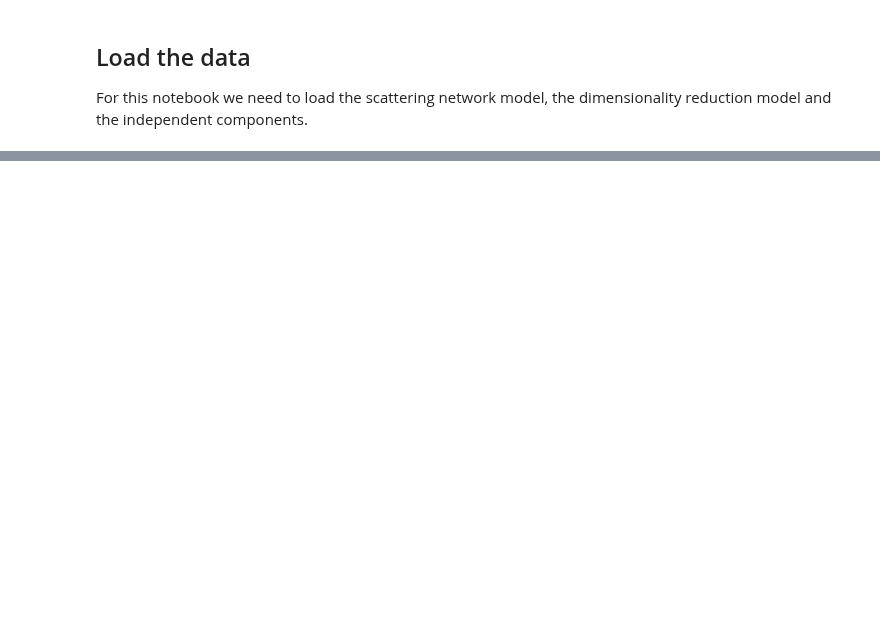
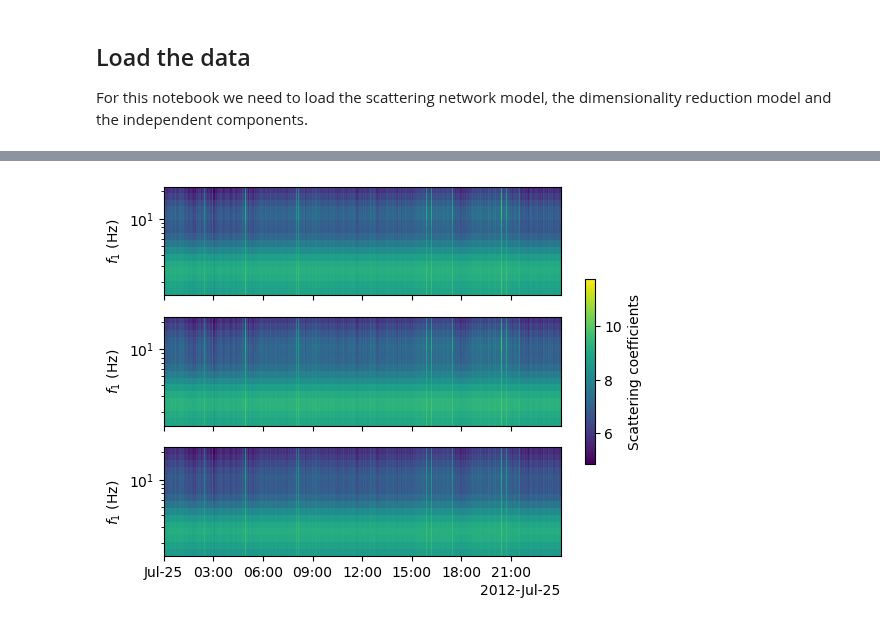
Before and after one commit to scatseisnet/scatseisnet, a Jupyter notebook: docs/source/notebooks/4_weights_and_reconstruction.ipynb, the cells around one changed output, grey strips where cells are left out. Saved outputs shown, nothing was run; the diff lists cells and outputs as text; code cells hidden in the pictures; blank space fills up the shorter version.

```diff
--- a/docs/source/notebooks/4_weights_and_reconstruction.ipynb
+++ b/docs/source/notebooks/4_weights_and_reconstruction.ipynb
@@ -242,0 +117,26 @@ show_reconstruction()
+# %%
+# Filter out latent space
+features_filtered = np.zeros(features.shape)
+features_filtered[:, feature_id] = feature
+
+# Extract all scattering coefficients
+reconstructed = dimension_model.inverse_transform(features_filtered)
+reconstructed_order_1 = reconstructed[:, : n_cha * n_order_1].reshape(-1, n_cha, n_order_1)
+vmin = reconstructed_order_1.min()
+vmax = reconstructed_order_1.max()
+
+# Plot
+fig, ax = plt.subplots(nrows=3, sharex=True, sharey="row")
+
+# Plot
+for id, channel in enumerate("ENZ"):
+    data = reconstructed_order_1[:, id, :].squeeze().T
+    mappable = ax[id].pcolormesh(times, f_1, data, rasterized=True, vmin=vmin, vmax=vmax)
+    ax[id].set_ylabel("$f_1$ (Hz)")
+    ax[id].set_yscale("log")
+
+# Colorbar
+colorbar = fig.colorbar(mappable, orientation="vertical", ax=ax, shrink=0.5)
+colorbar.set_label("Scattering coefficients")
+# %% [output]
+[figure, added]
```
Also changed, not shown: parts of 14 cells of this notebook, 2 other files.
